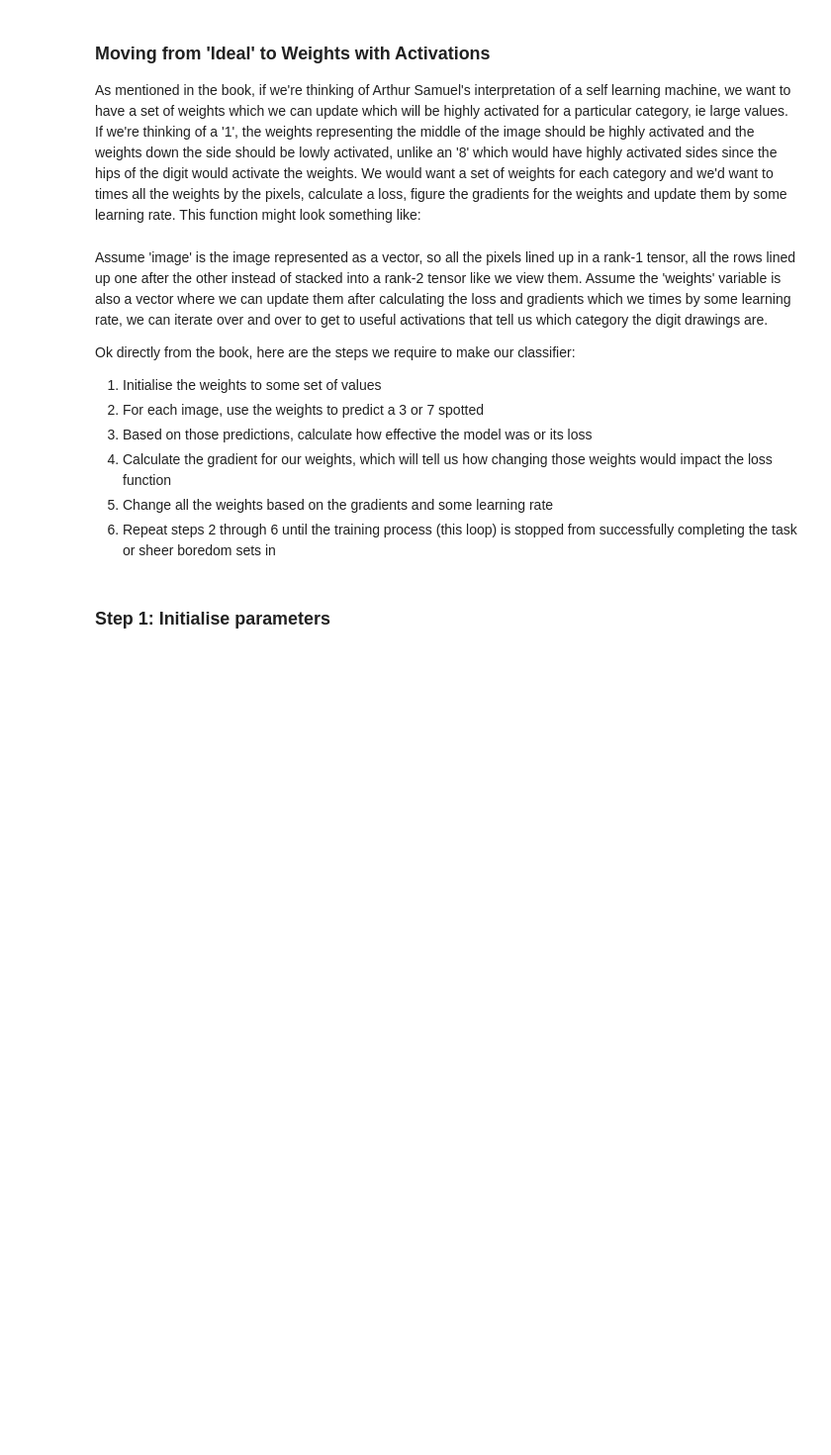
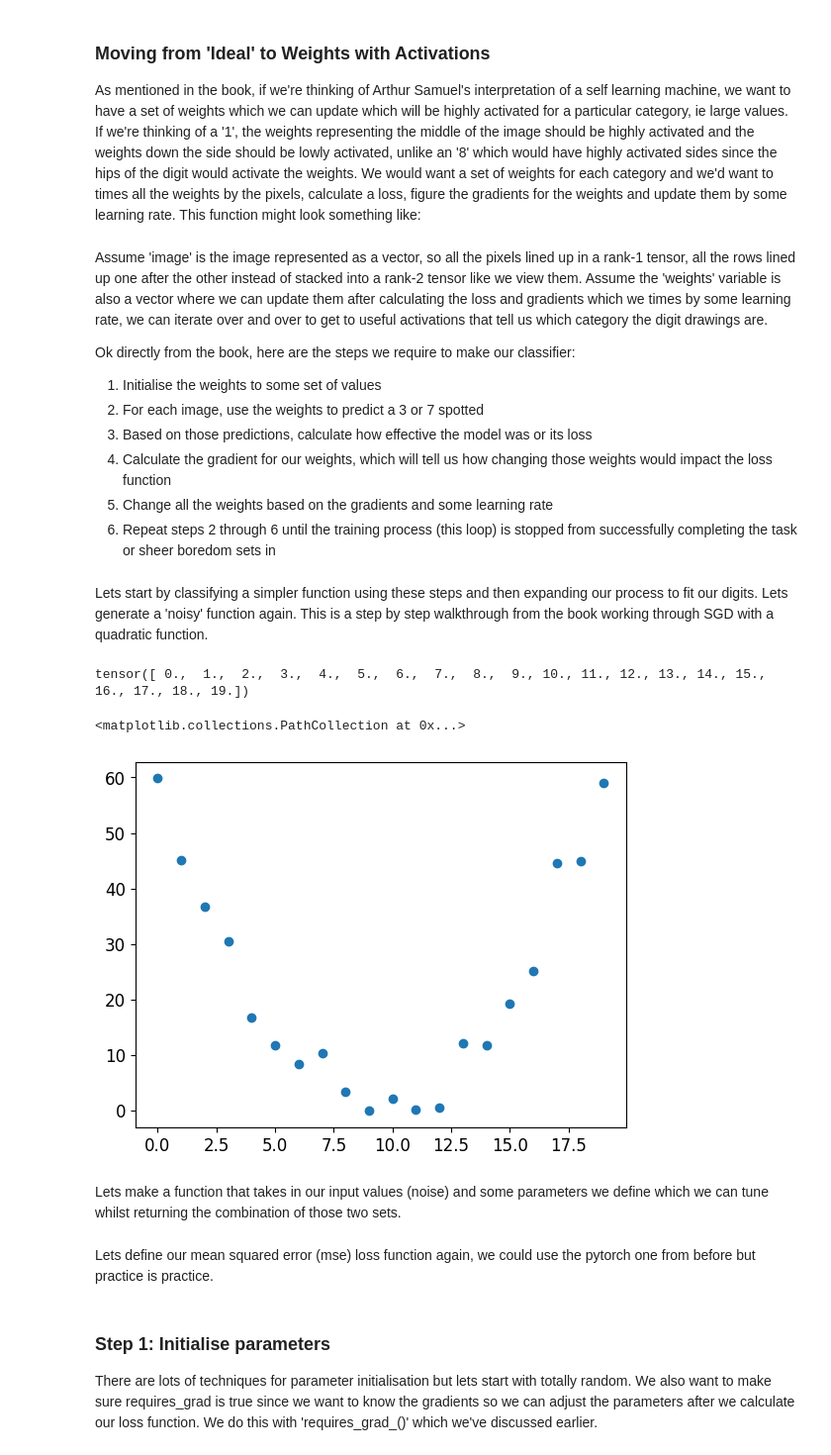
Before and after one commit to nglillywhite/blog, a Jupyter notebook: posts/2022-12-29-Fastai Chapter 3.ipynb, the cells around one changed output. Shown at 99% size. Drawn from its saved outputs; the diff is of its cells as text; code cells hidden in the pictures; blank space fills up the shorter version.

```diff
--- a/posts/2022-12-29-Fastai Chapter 3.ipynb
+++ b/posts/2022-12-29-Fastai Chapter 3.ipynb
@@ -1212,3 +1231,18 @@ Ok directly from the book, here are the steps we require to make our classifier:
  4. Calculate the gradient for our weights, which will tell us how changing those weights would impact the loss function
  5. Change all the weights based on the gradients and some learning rate
  6. Repeat steps 2 through 6 until the training process (this loop) is stopped from successfully completing the task or sheer boredom sets in
+# %% [markdown]
+Lets start by classifying a simpler function using these steps and then expanding our process to fit our digits. Lets generate a 'noisy' function again. This is a step by step walkthrough from the book working through SGD with a quadratic function.
+# %%
+time = torch.arange(0,20).float()
+time
+# %% [output]
+tensor([ 0.,  1.,  2.,  3.,  4.,  5.,  6.,  7.,  8.,  9., 10., 11., 12., 13., 14., 15., 16., 17., 18., 19.])
+# %%
+noise = torch.randn(20)*3 + 0.66*(time-9.5)**2 + 1
+plt.scatter(time, noise)
+# %% [output]
+<matplotlib.collections.PathCollection at 0x...>
+[figure, added]
+# %% [markdown]
+Lets make a function that takes in our input values (noise) and some parameters we define which we can tune whilst returning the combination of those two sets.
@@ -1214,0 +1253,2 @@ Ok directly from the book, here are the steps we require to make our classifier:
+# %% [markdown]
+Lets define our mean squared error (mse) loss function again, we could use the pytorch one from before but practice is practice.
@@ -1215,2 +1257,4 @@ Ok directly from the book, here are the steps we require to make our classifier:
 # %% [markdown]
 ### Step 1: Initialise parameters
+
+There are lots of techniques for parameter initialisation but lets start with totally random. We also want to make sure requires_grad is true since we want to know the gradients so we can adjust the parameters after we calculate our loss function. We do this with 'requires_grad_()' which we've discussed earlier.
```
Also changed, not shown: parts of 35 cells of this notebook.
